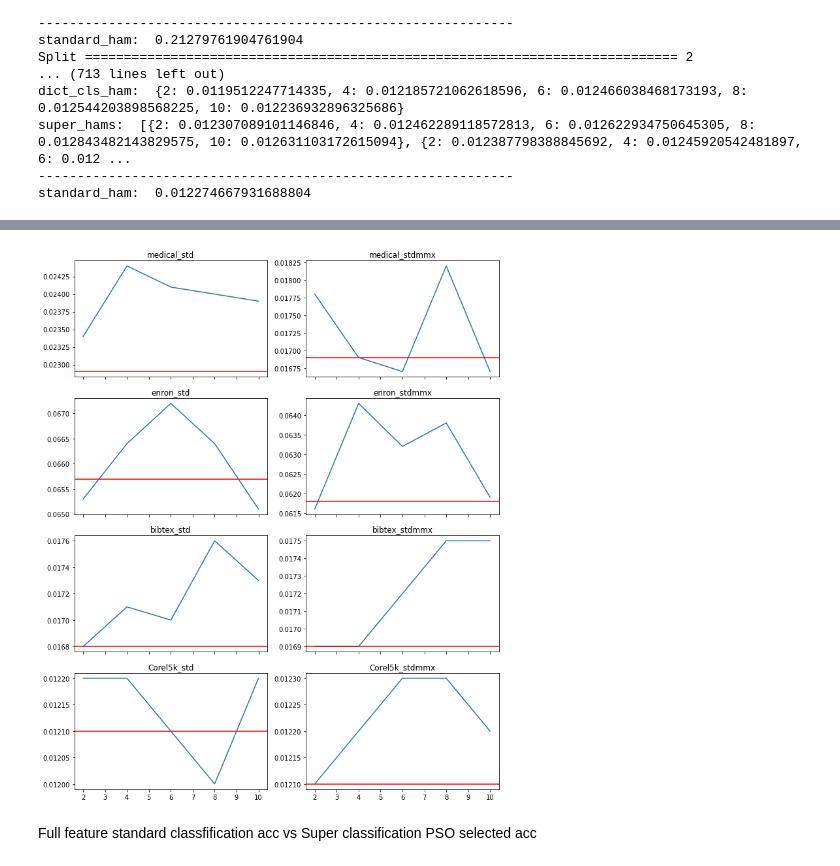
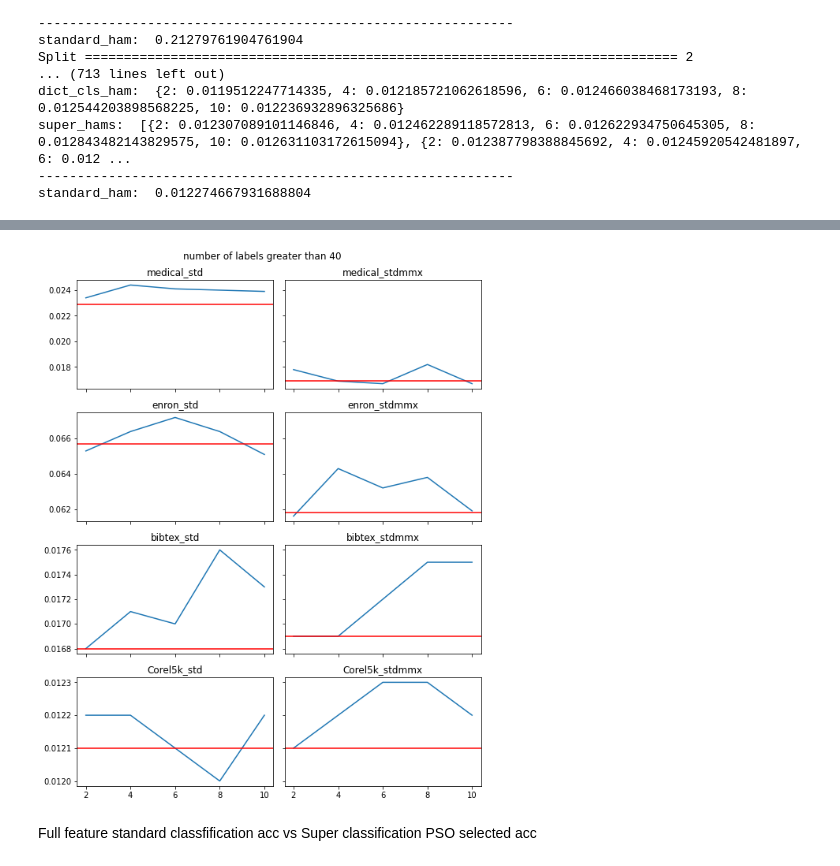
Before and after one commit to faylu-nz/Super_label_PSO_ML_FS, a Jupyter notebook: super_label.ipynb, the cells around one changed output, grey strips where cells are left out. Saved outputs shown, nothing was run; the diff lists cells and outputs as text; code cells hidden in the pictures.

```diff
--- a/super_label.ipynb
+++ b/super_label.ipynb
@@ -699,7 +699,7 @@ y_scene_stdmmx = [0.0963, 0.0976]
 y_emotions = [y_emotions_std, y_emotions_stdmmx]
 y_scene = [y_scene_std, y_scene_stdmmx]
 y_values = [y_emotions, y_scene]
-fig, axs = plt.subplots(2, 2, figsize=(8, 6), sharex=True, sharey=False)
+fig, axs = plt.subplots(2, 2, figsize=(8, 8), sharex=True, sharey='row')
 for i in range(2):
     for j in range(2):
         axs[i, j].plot(x, y_values[i][j])
@@ -732,7 +732,7 @@ y_birds = [y_birds_std, y_birds_stdmmx]
 y_genbase = [y_genbase_std, y_genbase_stdmmx]
 y_values = [y_yeast, y_birds, y_genbase]
 
-fig, axs = plt.subplots(3, 2, figsize=(9, 12), sharex=True, sharey=False)
+fig, axs = plt.subplots(3, 2, figsize=(8, 8), sharex=True, sharey='row')
 for i in range(3):
     for j in range(2):
         axs[i, j].plot(x, y_values[i][j])
@@ -769,35 +769,36 @@ y_medical = [y_medical_std, y_medical_stdmmx]
 y_enron = [y_enron_std, y_enron_stdmmx]
 y_bibtex = [y_bibtex_std, y_bibtex_stdmmx]
 y_Corel5k = [y_Corel5k_std, y_Corel5k_stdmmx]
 y_values = [y_medical, y_enron, y_bibtex, y_Corel5k]
 
 
-fig, axs = plt.subplots(4, 2, figsize=(10, 12), sharex=True, sharey=False)
+fig, axs = plt.subplots(4, 2, figsize=(8, 10), sharex=True, sharey='row')
 for i in range(4):
     for j in range(2):
         axs[i, j].plot(x, y_values[i][j])
 
 axs[0, 0].set_title("medical_std")
 axs[1, 0].set_title("enron_std")
 axs[2, 0].set_title("bibtex_std")
 axs[3, 0].set_title("Corel5k_std")
 axs[0, 1].set_title("medical_stdmmx")
 axs[1, 1].set_title("enron_stdmmx")
 axs[2, 1].set_title("bibtex_stdmmx")
 axs[3, 1].set_title("Corel5k_stdmmx")
 
 axs[0,0].axhline(y=0.0229, color='r', linestyle='-')
 axs[1,0].axhline(y=0.0657, color='r', linestyle='-')
 axs[2,0].axhline(y=0.0168, color='r', linestyle='-')
 axs[3,0].axhline(y=0.0121, color='r', linestyle='-')
 axs[0,1].axhline(y=0.0169, color='r', linestyle='-')
 axs[1,1].axhline(y=0.0618, color='r', linestyle='-')
 axs[2,1].axhline(y=0.0169, color='r', linestyle='-')
 axs[3,1].axhline(y=0.0121, color='r', linestyle='-')
 
+fig.suptitle('number of labels greater than 40')
 fig.tight_layout()
 # %% [output]
-[figure, old version]
+[figure, new version]
 # %% [markdown]
 Full feature standard classfification acc vs Super classification PSO selected acc
 # %%
```
Also changed, not shown: parts of 2 cells of this notebook, 3 other files.
